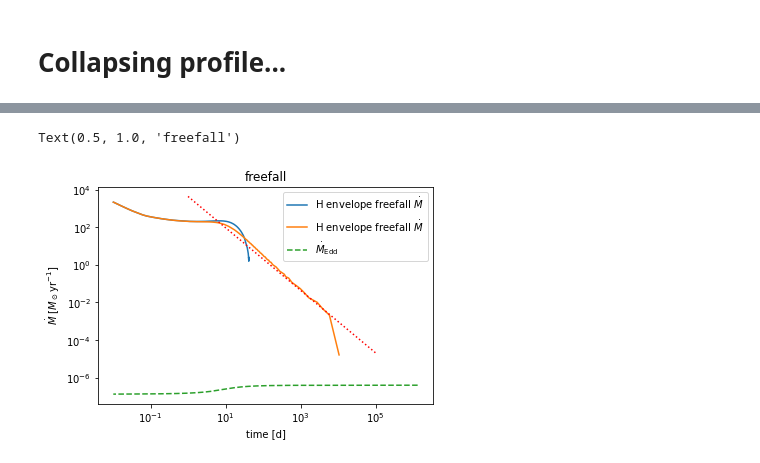
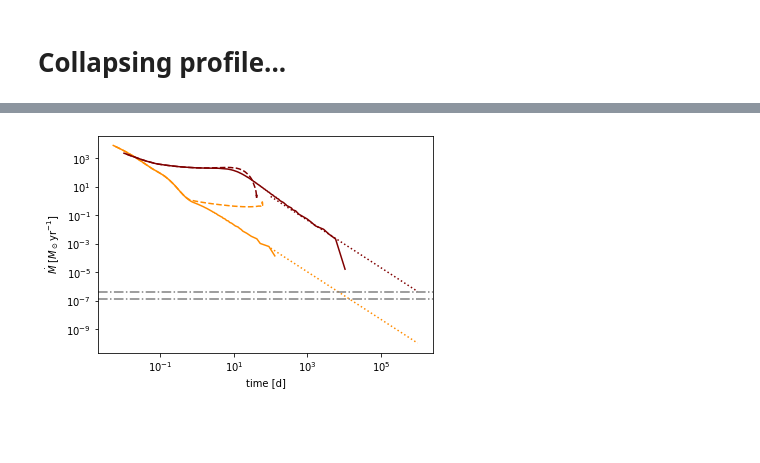
Before and after one commit to morganemacleod/FailedSNCalcs, a Jupyter notebook: MESAfailedSN.ipynb, the cells around one changed output, grey strips where cells are left out. Drawn from its saved outputs; the diff is of its cells as text; code cells hidden in the pictures; blank space fills up the shorter version.

```diff
--- a/MESAfailedSN.ipynb
+++ b/MESAfailedSN.ipynb
@@ -258,0 +244,3 @@ mej= 1.0553283264579694
+# %%
+p,h = read_MESA_profile_history("LOGS_Hpoor/", "profile25.data")
+make_HR_plot(p,h)
@@ -258,0 +437,13 @@ mej= 1.0553283264579694
+# %%
+pp,hp = read_MESA_profile_history("LOGS_Hpoor/", "profile25.data")
+pr,hr = read_MESA_profile_history("LOGS_Hrich/", "profile7.data")
+
+
+plt.figure(figsize=(5,7))
+plt.subplot(211)
+make_HR_plot(pp,hp)
+plt.ylim(3.5,5.5)
+
+plt.subplot(212)
+make_HR_plot(pr,hr)
+plt.ylim(3.5,5.5)
@@ -259,35 +481,41 @@ mej= 1.0553283264579694
 # %%
+def fallback_plot(p,color='DodgerBlue'):
+    tscale = 86400
+    mdscale = c.msun/3.15e7
+    # hydrogen envelope
+    selh1 = p['h1']>0.5
 
-# freefall accretion rate
-p['mdot_ff'] = c.msun*np.gradient(p['mass'])/np.gradient(p['tff'])
-p['mdot_v'] = c.msun*np.gradient(p['mass'])/np.gradient(p['tff_v'])
+    plt.plot(p['tff'][selh1]/tscale,p['mdot_ff'][selh1]/mdscale,ls='--',label=r'H envelope freefall $\dot M$',color=color)
+    plt.plot(p['tff_v'][selh1]/tscale,p['mdot_v'][selh1]/mdscale,label=r'H envelope $\dot M$, shocked',color=color)
 
-# hydrogen envelope
-selh1 = p['h1']>0.5
-
-tscale = 86400
-mdscale = c.msun/3.15e7
-#plt.plot(p['tff']/tscale,p['mdot_ff']/mdscale)
-plt.plot(p['tff'][selh1]/tscale,p['mdot_ff'][selh1]/mdscale,label=r'H envelope freefall $\dot M$')
-plt.plot(p['tff_v'][selh1]/tscale,p['mdot_v'][selh1]/mdscale,label=r'H envelope freefall $\dot M$')
-
-plt.plot(p['tff_v'][selh1]/tscale,(1.26e38*p['mass'][selh1] / (0.1*3e10**2)) /mdscale, '--',label=r'$\dot M_{\rm Edd}$' )
+    plt.axhline((1.26e38*p['mass'][0] / (0.1*3e10**2)) /mdscale,ls='-.',color='grey')
+    #plt.plot(p['tff_v'][selh1]/tscale,(1.26e38*p['mass'][selh1] / (0.1*3e10**2)) /mdscale, '--',label=r'$\dot M_{\rm Edd}$' )
 
 
 
-ind = np.argmax(p['rt'])
-mdnorm = 2/3*np.pi*p['r'][ind]**2 * 10**p['logRho'][ind] *p['vesc'][ind] / mdscale
-tnorm = p['tff'][ind]
+    # asymptotic fallback
+    ind = np.argmax(p['rt'])
+    if(ind>0):
+        mdnorm = 2/3*np.pi*p['r'][ind]**2 * 10**p['logRho'][ind] *p['vesc'][ind] / mdscale
+        tnorm = p['tff'][ind]
 
-xp = np.logspace(0,5)*86400
-plt.plot(xp/tscale, mdnorm*(xp/tnorm)**(-5/3),'r:' )
+        xp = np.logspace(2,6)*86400
+        plt.plot(xp/tscale, mdnorm*(xp/tnorm)**(-5/3),'r:',label='asymptotic, shocked',color=color )
 
-plt.legend()
-plt.loglog()
-plt.xlabel('time [d]')
-plt.ylabel(r'$\dot M \ [M_\odot {\rm yr}^{-1}]$')
-plt.title('freefall')
-#plt.savefig('mdot_ff.pdf',bbox_inches='tight')
+    #plt.legend(loc='lower left')
+    plt.loglog()
+    plt.xlabel('time [d]')
+    plt.ylabel(r'$\dot M \ [M_\odot {\rm yr}^{-1}]$')
+
+
+
+
+## Add columns for a given shock energy
+myE = 1e48
+add_profile_columns_Eshock_fallback(pp,Etot=myE,alpha=1)
+fallback_plot(pp,color='DarkOrange')
+
+add_profile_columns_Eshock_fallback(pr,Etot=myE,alpha=1)
+fallback_plot(pr,color='Maroon')
 # %% [output]
-Text(0.5, 1.0, 'freefall')
-[figure, old version]
+[figure, new version]
```
Also changed, not shown: parts of 18 cells of this notebook.
